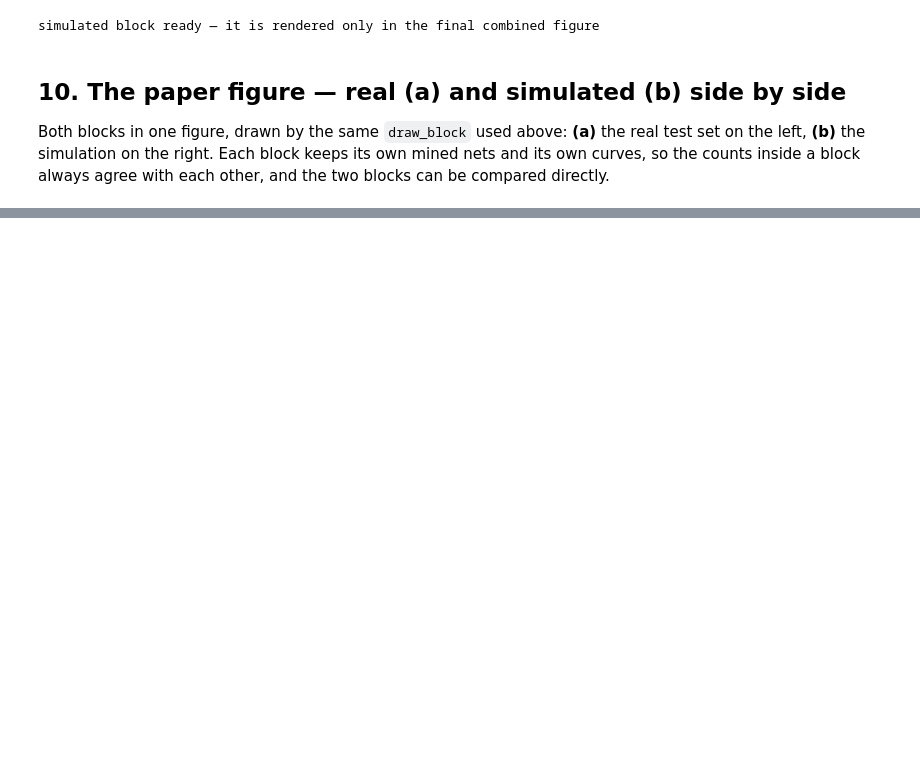
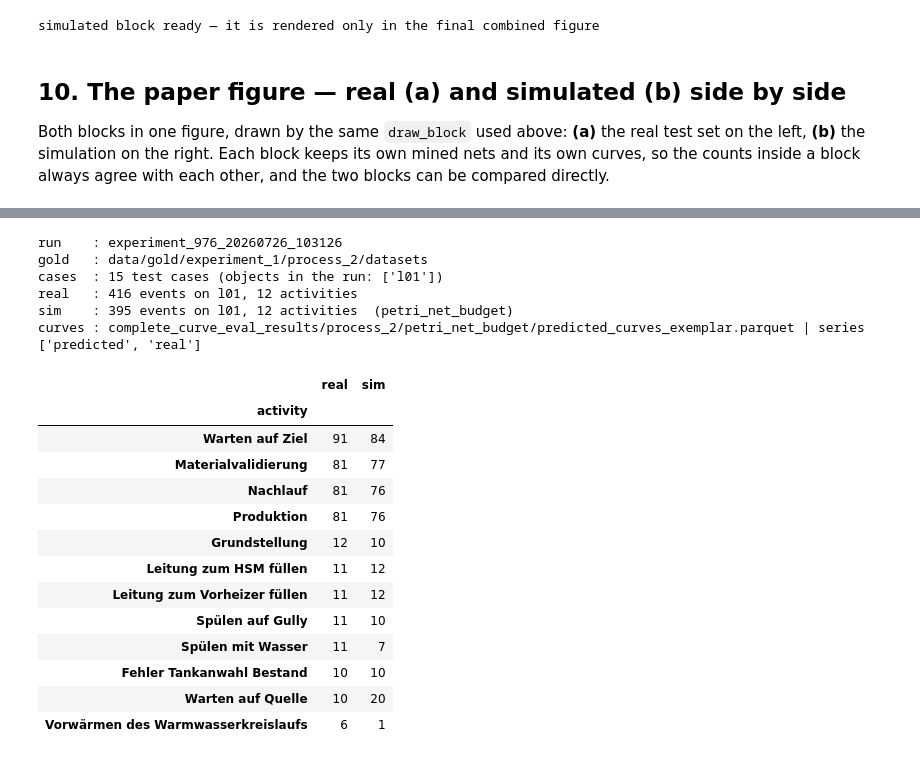
Before and after one commit to zapataunipaderborn/process_energy_demand_modelling, a Jupyter notebook: src/06_visuals_process_and_profiles.ipynb, the cells around one changed output, grey strips where cells are left out. Cells and saved outputs as stored; diff of their text form; code cells hidden in the pictures; blank space fills up the shorter version.

```diff
--- a/src/06_visuals_process_and_profiles.ipynb
+++ b/src/06_visuals_process_and_profiles.ipynb
@@ -965,0 +1143,78 @@ saved visuals/process_and_profiles/paper_figure_combined.pdf
+# %%
+# ── 11.1 config + data for the second process ────────────────────────────────
+# Everything here is prefixed P2_/p2_ so section 11 cannot disturb the process_1 blocks that the
+# figure above was built from -- they are already rendered, but the globals stay intact.
+P2_PROCESS  = 'process_2'
+P2_FOCUS    = 'l01'                  # the modelled line
+P2_RUN      = RUN                    # same run as section 9
+P2_SIM_MODE = 'petri_net_budget'     # lowest test_overall_error for process_2 (0.347;
+                                     # the ml_plus variants land at 0.357 / 0.361)
+P2_APPROACH = SIM_APPROACH           # same curve approach as the process_1 figure (cell 1)
+
+# (activity, sensor) without the suffix -- '<s>_energy' in the gold data, '<s>_energy_to_model'
+# in the run's curve files.
+P2_PANELS = [
+    ('Produktion',      'pro_power_kW'),
+    ('Warten auf Ziel', 'medium_power_kW'),
+    ('Grundstellung',   'pro_power_kW'),
+]
+
+_p2_matches = [d for d in sorted(RESULTS.iterdir()) if d.is_dir() and (d.name == P2_RUN or P2_RUN in d.name)]
+assert _p2_matches, f'no run under {RESULTS} matching {P2_RUN!r}'
+p2_run_dir = _p2_matches[-1]
+
+P2_GOLD = REPO / 'data' / 'gold' / f'experiment_{DATA_EXPERIMENT}' / P2_PROCESS / 'datasets'
+p2_expanded = pd.read_parquet(P2_GOLD / 'df_expanded.parquet')
+
+# case set = the run's own test split, exactly as in cell 1
+p2_real_log = pd.read_parquet(p2_run_dir / 'predicted_logs' / f'{P2_PROCESS}_test_set.parquet')
+p2_cases    = set(p2_real_log['case_id'].dropna().unique())
+p2_real_log = (p2_real_log[p2_real_log['object'] == P2_FOCUS]
+               .sort_values(['case_id', 'timestamp_start']).copy())
+
+p2_sim_log = pd.read_parquet(p2_run_dir / 'predicted_logs' / f'{P2_PROCESS}_{P2_SIM_MODE}.parquet')
+p2_sim_log = (p2_sim_log[p2_sim_log['case_id'].isin(p2_cases) & (p2_sim_log['object'] == P2_FOCUS)]
+              .sort_values(['case_id', 'timestamp_start']).copy())
+for _c in ('timestamp_start', 'timestamp_end'):
+    p2_sim_log[_c] = pd.to_datetime(p2_sim_log[_c])
+
+p2_curves_file = (p2_run_dir / 'complete_curve_eval_results' / P2_PROCESS / P2_SIM_MODE /
+                  f'predicted_curves_{P2_APPROACH}.parquet')
+assert p2_curves_file.exists(), f'{p2_curves_file} missing'
+p2_curves_df = pd.read_parquet(p2_curves_file)
+
+print(f'run    : {p2_run_dir.name}')
+print(f'gold   : {P2_GOLD.relative_to(REPO)}')
+print(f'cases  : {len(p2_cases)} test cases (objects in the run: '
+      f'{sorted(pd.read_parquet(p2_run_dir / "predicted_logs" / f"{P2_PROCESS}_test_set.parquet")["object"].unique())})')
+print(f'real   : {len(p2_real_log)} events on {P2_FOCUS}, '
+      f'{p2_real_log["activity"].nunique()} activities')
+print(f'sim    : {len(p2_sim_log)} events on {P2_FOCUS}, '
+      f'{p2_sim_log["activity"].nunique()} activities  ({P2_SIM_MODE})')
+print(f'curves : {p2_curves_file.relative_to(p2_run_dir)} | series '
+      f'{sorted(p2_curves_df["series"].unique())}')
+display(pd.DataFrame({
+    'real': p2_real_log['activity'].value_counts(),
+    'sim':  p2_sim_log['activity'].value_counts(),
+}).fillna(0).astype(int).sort_values('real', ascending=False))
+# %% [output]
+run    : experiment_976_20260726_103126
+gold   : data/gold/experiment_1/process_2/datasets
+cases  : 15 test cases (objects in the run: ['l01'])
+real   : 416 events on l01, 12 activities
+sim    : 395 events on l01, 12 activities  (petri_net_budget)
+curves : complete_curve_eval_results/process_2/petri_net_budget/predicted_curves_exemplar.parquet | series ['predicted', 'real']
+|  | real | sim |
+| activity |  |  |
+| Warten auf Ziel | 91 | 84 |
+| Materialvalidierung | 81 | 77 |
+| Nachlauf | 81 | 76 |
+| Produktion | 81 | 76 |
+| Grundstellung | 12 | 10 |
+| Leitung zum HSM füllen | 11 | 12 |
+| Leitung zum Vorheizer füllen | 11 | 12 |
+| Spülen auf Gully | 11 | 10 |
+| Spülen mit Wasser | 11 | 7 |
+| Fehler Tankanwahl Bestand | 10 | 10 |
+| Warten auf Quelle | 10 | 20 |
+| Vorwärmen des Warmwasserkreislaufs | 6 | 1 |
```
Also changed, not shown: parts of 17 cells of this notebook, 14 other files.
